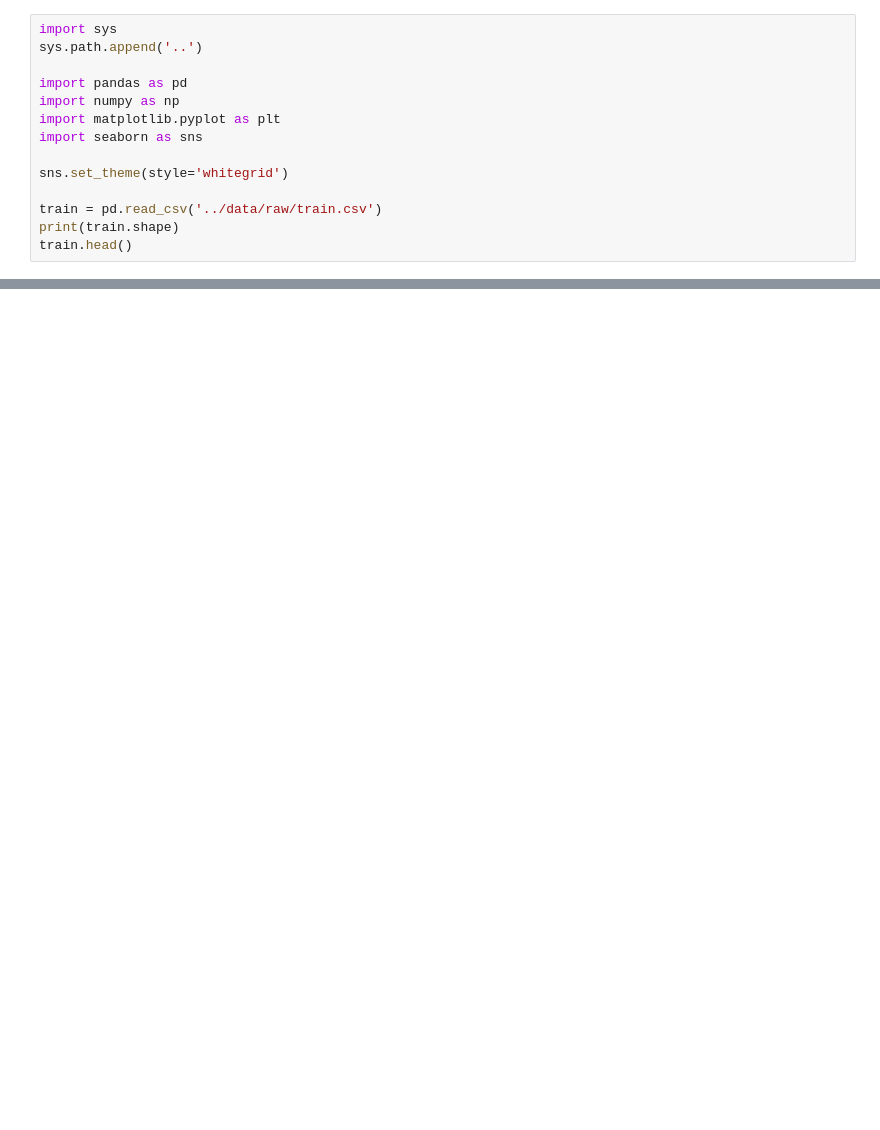
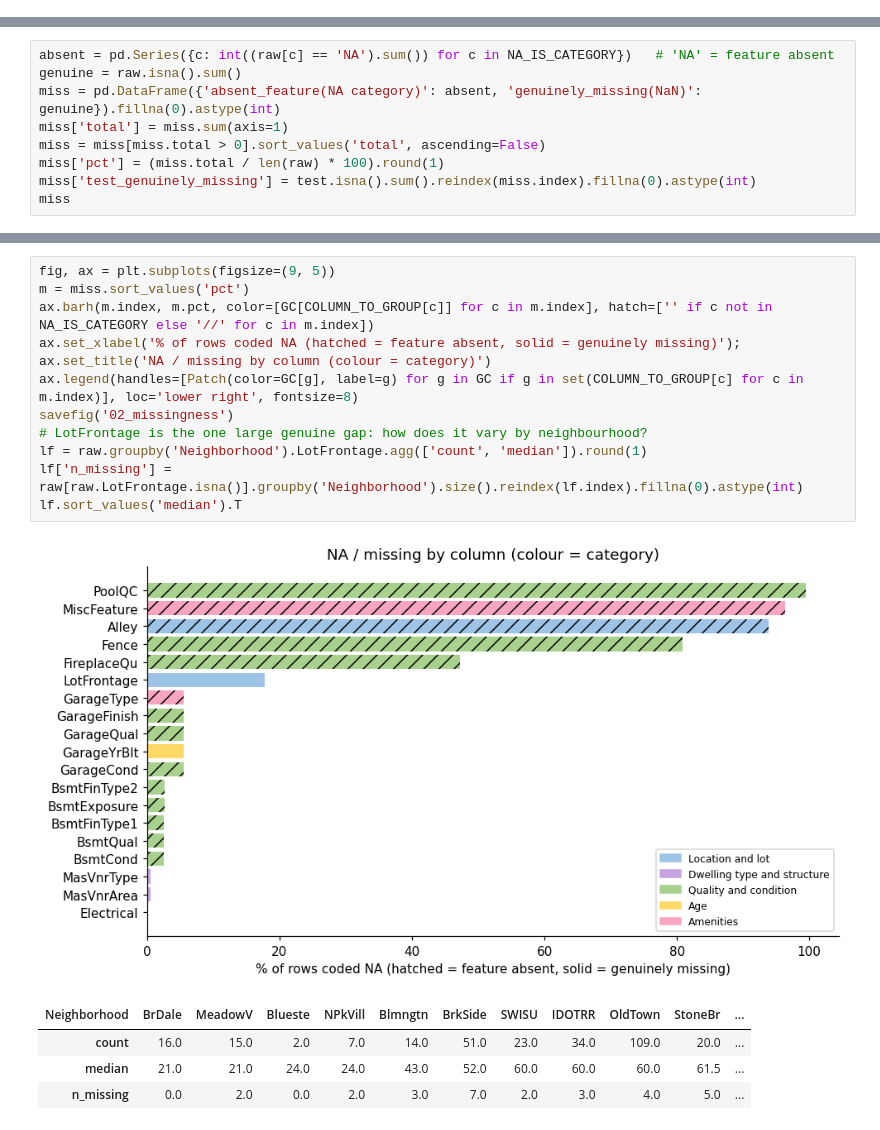
Before and after one commit to IneshS0154/Residential-Pricing-Decision-Support, a Jupyter notebook: notebooks/01_eda.ipynb, the cells around one changed output, grey strips where cells are left out. Drawn from its saved outputs; the diff is of its cells as text; blank space fills up the shorter version.

```diff
--- a/notebooks/01_eda.ipynb
+++ b/notebooks/01_eda.ipynb
@@ -12,14 +0,0 @@ Goals:
-# %%
-import sys
-sys.path.append('..')
-
-import pandas as pd
-import numpy as np
-import matplotlib.pyplot as plt
-import seaborn as sns
-
-sns.set_theme(style='whitegrid')
-
-train = pd.read_csv('../data/raw/train.csv')
-print(train.shape)
-train.head()
@@ -41,0 +105,9 @@ missing[missing > 0]
+# %%
+absent = pd.Series({c: int((raw[c] == 'NA').sum()) for c in NA_IS_CATEGORY})   # 'NA' = feature absent
+genuine = raw.isna().sum()
+miss = pd.DataFrame({'absent_feature(NA category)': absent, 'genuinely_missing(NaN)': genuine}).fillna(0).astype(int)
+miss['total'] = miss.sum(axis=1)
+miss = miss[miss.total > 0].sort_values('total', ascending=False)
+miss['pct'] = (miss.total / len(raw) * 100).round(1)
+miss['test_genuinely_missing'] = test.isna().sum().reindex(miss.index).fillna(0).astype(int)
+miss
@@ -41,0 +159,17 @@ missing[missing > 0]
+# %%
+fig, ax = plt.subplots(figsize=(9, 5))
+m = miss.sort_values('pct')
+ax.barh(m.index, m.pct, color=[GC[COLUMN_TO_GROUP[c]] for c in m.index], hatch=['' if c not in NA_IS_CATEGORY else '//' for c in m.index])
+ax.set_xlabel('% of rows coded NA (hatched = feature absent, solid = genuinely missing)'); ax.set_title('NA / missing by column (colour = category)')
+ax.legend(handles=[Patch(color=GC[g], label=g) for g in GC if g in set(COLUMN_TO_GROUP[c] for c in m.index)], loc='lower right', fontsize=8)
+savefig('02_missingness')
+# LotFrontage is the one large genuine gap: how does it vary by neighbourhood?
+lf = raw.groupby('Neighborhood').LotFrontage.agg(['count', 'median']).round(1)
+lf['n_missing'] = raw[raw.LotFrontage.isna()].groupby('Neighborhood').size().reindex(lf.index).fillna(0).astype(int)
+lf.sort_values('median').T
+# %% [output]
+[figure, added]
+| Neighborhood | BrDale | MeadowV | Blueste | NPkVill | Blmngtn | BrkSide | SWISU | IDOTRR | OldTown | StoneBr | ... |
+| count | 16.0 | 15.0 | 2.0 | 7.0 | 14.0 | 51.0 | 23.0 | 34.0 | 109.0 | 20.0 | ... |
+| median | 21.0 | 21.0 | 24.0 | 24.0 | 43.0 | 52.0 | 60.0 | 60.0 | 60.0 | 61.5 | ... |
+| n_missing | 0.0 | 2.0 | 0.0 | 2.0 | 3.0 | 7.0 | 2.0 | 3.0 | 4.0 | 5.0 | ... |
```
Also changed, not shown: parts of 63 cells of this notebook, 43 other files.
